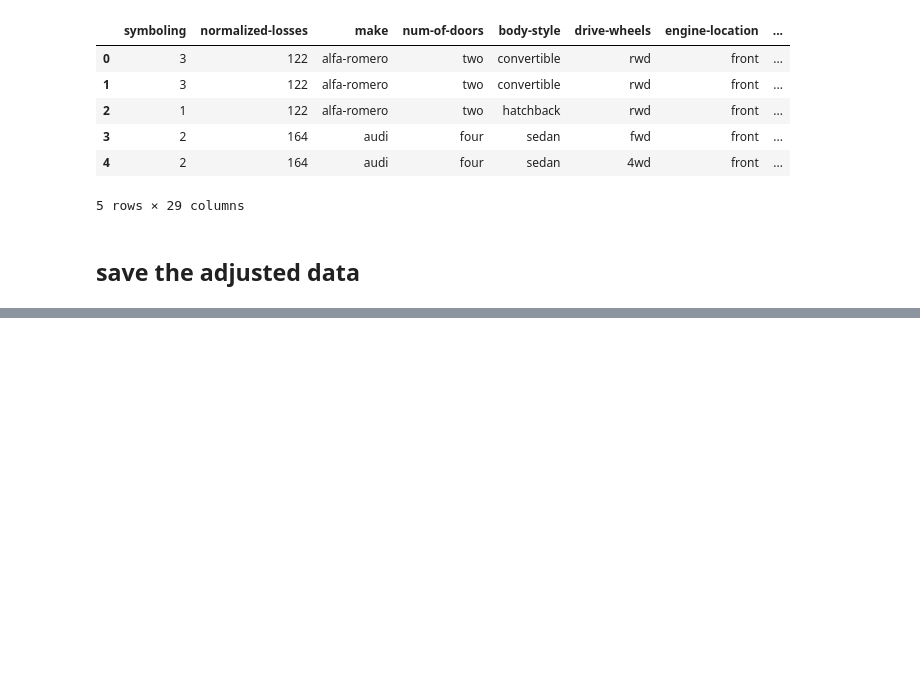
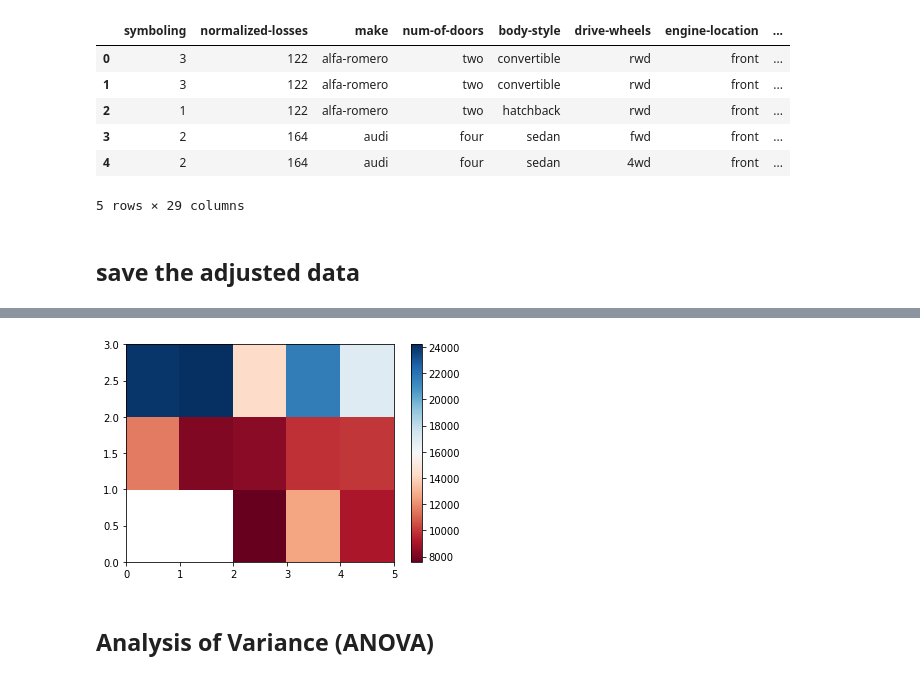
Before and after one commit to JeffBohn/notebooks, a Jupyter notebook: NotesDataAnalysis.ipynb, the cells around one changed output, grey strips where cells are left out. Drawn from its saved outputs; the diff is of its cells as text; code cells hidden in the pictures; blank space fills up the shorter version.

```diff
--- a/NotesDataAnalysis.ipynb
+++ b/NotesDataAnalysis.ipynb
@@ -398,0 +461,5 @@ df.head()
+# %%
+#group by
+df_subset_for_grouping = df[['drive-wheels', 'body-style', 'price']]
+df_grp = df_subset_for_grouping.groupby(['drive-wheels', 'body-style'], as_index=False).mean()
+df_grp
@@ -398,0 +481,4 @@ df.head()
+# %%
+#pivot the results of the group by to group by a different column
+df_pivot = df_grp.pivot(index = 'drive-wheels', columns='body-style')
+df_pivot
@@ -398,0 +492,9 @@ df.head()
+# %%
+#heatmap
+pyplot.pcolor(df_pivot, cmap='RdBu')
+pyplot.colorbar()
+pyplot.show()
+# %% [output]
+[figure, added]
+# %% [markdown]
+<h2>Analysis of Variance (ANOVA)</h2>
```
Also changed, not shown: parts of 27 cells of this notebook.
